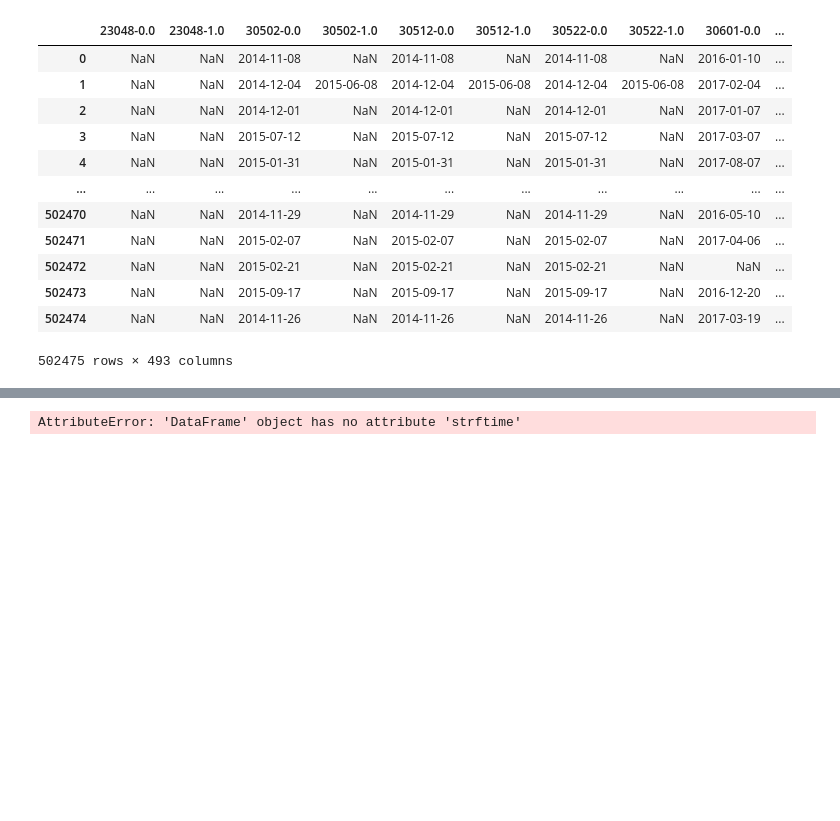
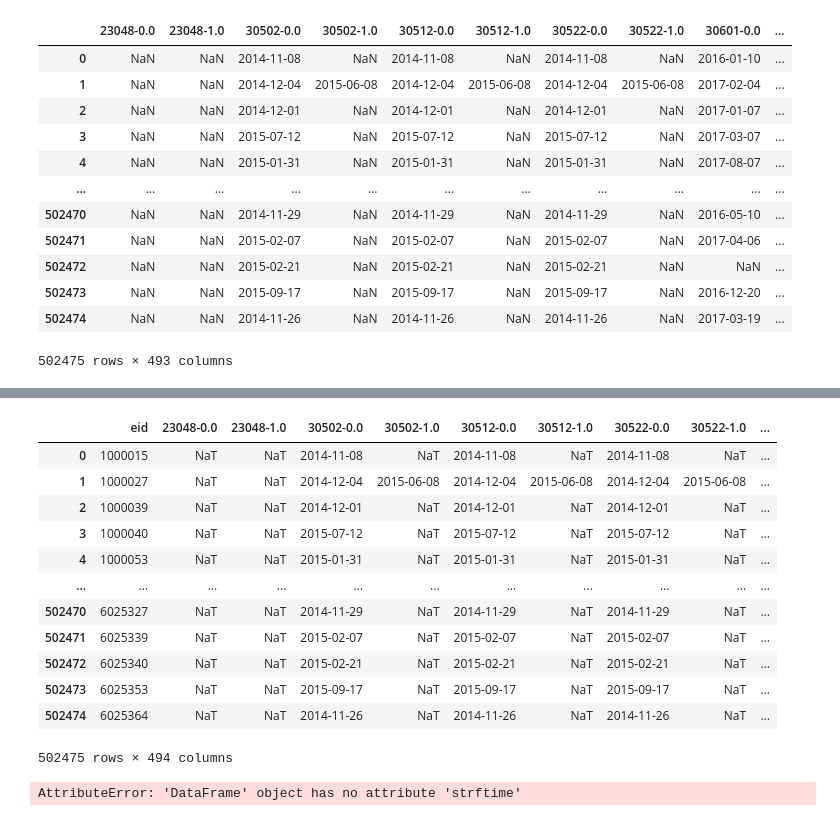
Before and after one commit to ZIO-KIM/SNUlab, a Jupyter notebook: UKBiobank_preprocess.ipynb, the cells around one changed output, grey strips where cells are left out. Cells and saved outputs as stored; diff of their text form; code cells hidden in the pictures; blank space fills up the shorter version.

```diff
--- a/UKBiobank_preprocess.ipynb
+++ b/UKBiobank_preprocess.ipynb
@@ -434,0 +467,17 @@ df
+# %%
+df = pd.concat([id_tmp, df], axis = 1)
+df
+# %% [output]
+|  | eid | 23048-0.0 | 23048-1.0 | 30502-0.0 | 30502-1.0 | 30512-0.0 | 30512-1.0 | 30522-0.0 | 30522-1.0 | ... |
+| 0 | 1000015 | NaT | NaT | 2014-11-08 | NaT | 2014-11-08 | NaT | 2014-11-08 | NaT | ... |
+| 1 | 1000027 | NaT | NaT | 2014-12-04 | 2015-06-08 | 2014-12-04 | 2015-06-08 | 2014-12-04 | 2015-06-08 | ... |
+| 2 | 1000039 | NaT | NaT | 2014-12-01 | NaT | 2014-12-01 | NaT | 2014-12-01 | NaT | ... |
+| 3 | 1000040 | NaT | NaT | 2015-07-12 | NaT | 2015-07-12 | NaT | 2015-07-12 | NaT | ... |
+| 4 | 1000053 | NaT | NaT | 2015-01-31 | NaT | 2015-01-31 | NaT | 2015-01-31 | NaT | ... |
+| ... | ... | ... | ... | ... | ... | ... | ... | ... | ... | ... |
+| 502470 | 6025327 | NaT | NaT | 2014-11-29 | NaT | 2014-11-29 | NaT | 2014-11-29 | NaT | ... |
+| 502471 | 6025339 | NaT | NaT | 2015-02-07 | NaT | 2015-02-07 | NaT | 2015-02-07 | NaT | ... |
+| 502472 | 6025340 | NaT | NaT | 2015-02-21 | NaT | 2015-02-21 | NaT | 2015-02-21 | NaT | ... |
+| 502473 | 6025353 | NaT | NaT | 2015-09-17 | NaT | 2015-09-17 | NaT | 2015-09-17 | NaT | ... |
+| 502474 | 6025364 | NaT | NaT | 2014-11-26 | NaT | 2014-11-26 | NaT | 2014-11-26 | NaT | ... |
+502475 rows × 494 columns
```
Also changed, not shown: parts of 26 cells of this notebook.
